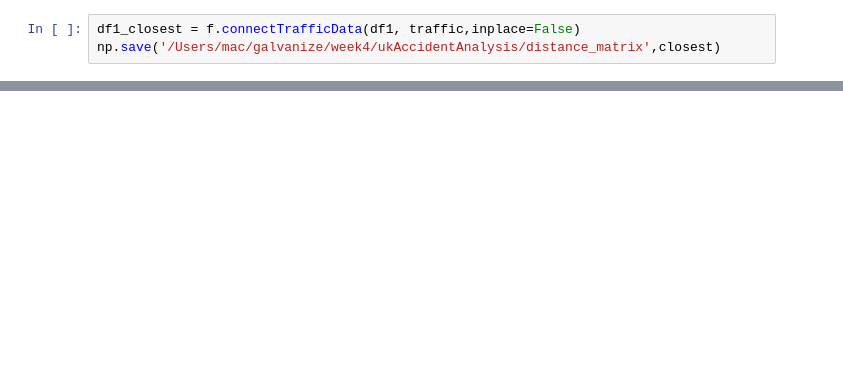
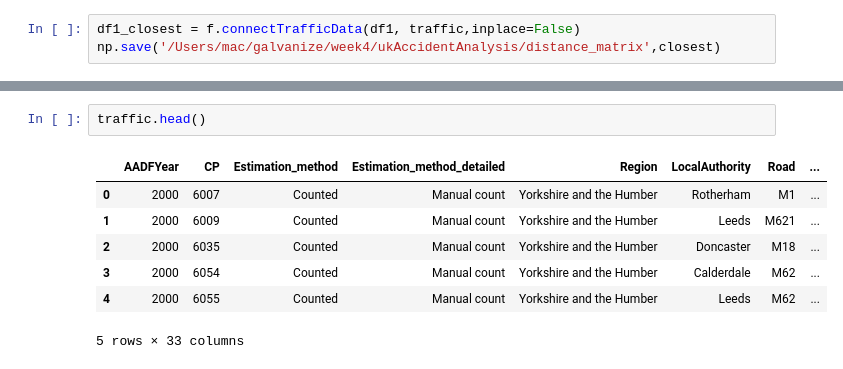
Before and after one commit to ExterminatingTheCode/ukAccidentAnalysis, a Jupyter notebook: FirstExplore.ipynb, the cells around one changed output, grey strips where cells are left out. Saved outputs shown, nothing was run; the diff lists cells and outputs as text; blank space fills up the shorter version.

```diff
--- a/FirstExplore.ipynb
+++ b/FirstExplore.ipynb
@@ -526,0 +711,10 @@ np.save('/Users/mac/galvanize/week4/ukAccidentAnalysis/distance_matrix',closest)
+# %%
+traffic.head()
+# %% [output]
+|  | AADFYear | CP | Estimation_method | Estimation_method_detailed | Region | LocalAuthority | Road | ... |
+| 0 | 2000 | 6007 | Counted | Manual count | Yorkshire and the Humber | Rotherham | M1 | ... |
+| 1 | 2000 | 6009 | Counted | Manual count | Yorkshire and the Humber | Leeds | M621 | ... |
+| 2 | 2000 | 6035 | Counted | Manual count | Yorkshire and the Humber | Doncaster | M18 | ... |
+| 3 | 2000 | 6054 | Counted | Manual count | Yorkshire and the Humber | Calderdale | M62 | ... |
+| 4 | 2000 | 6055 | Counted | Manual count | Yorkshire and the Humber | Leeds | M62 | ... |
+5 rows × 33 columns
```
Also changed, not shown: parts of 47 cells of this notebook, 2 other files.
